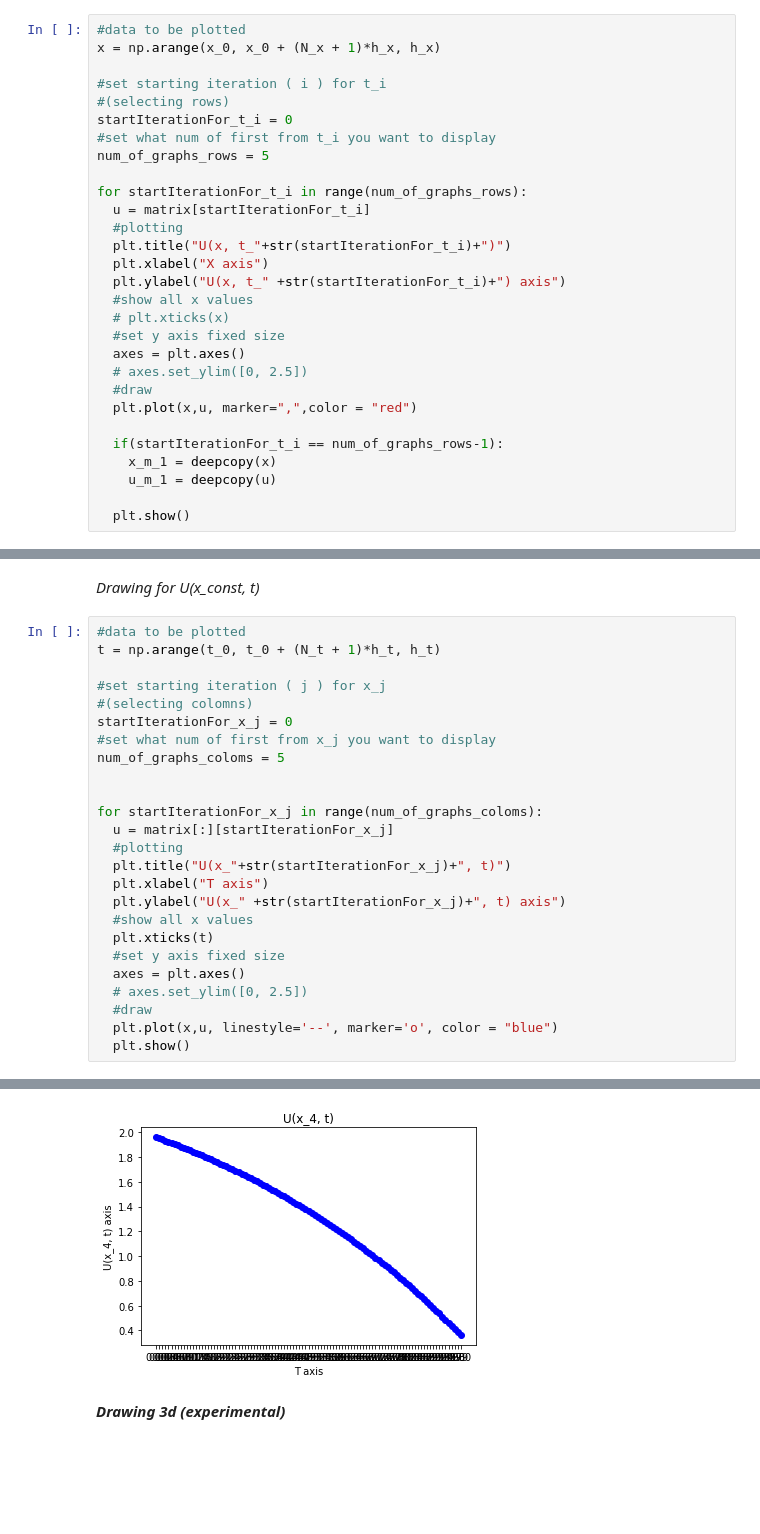
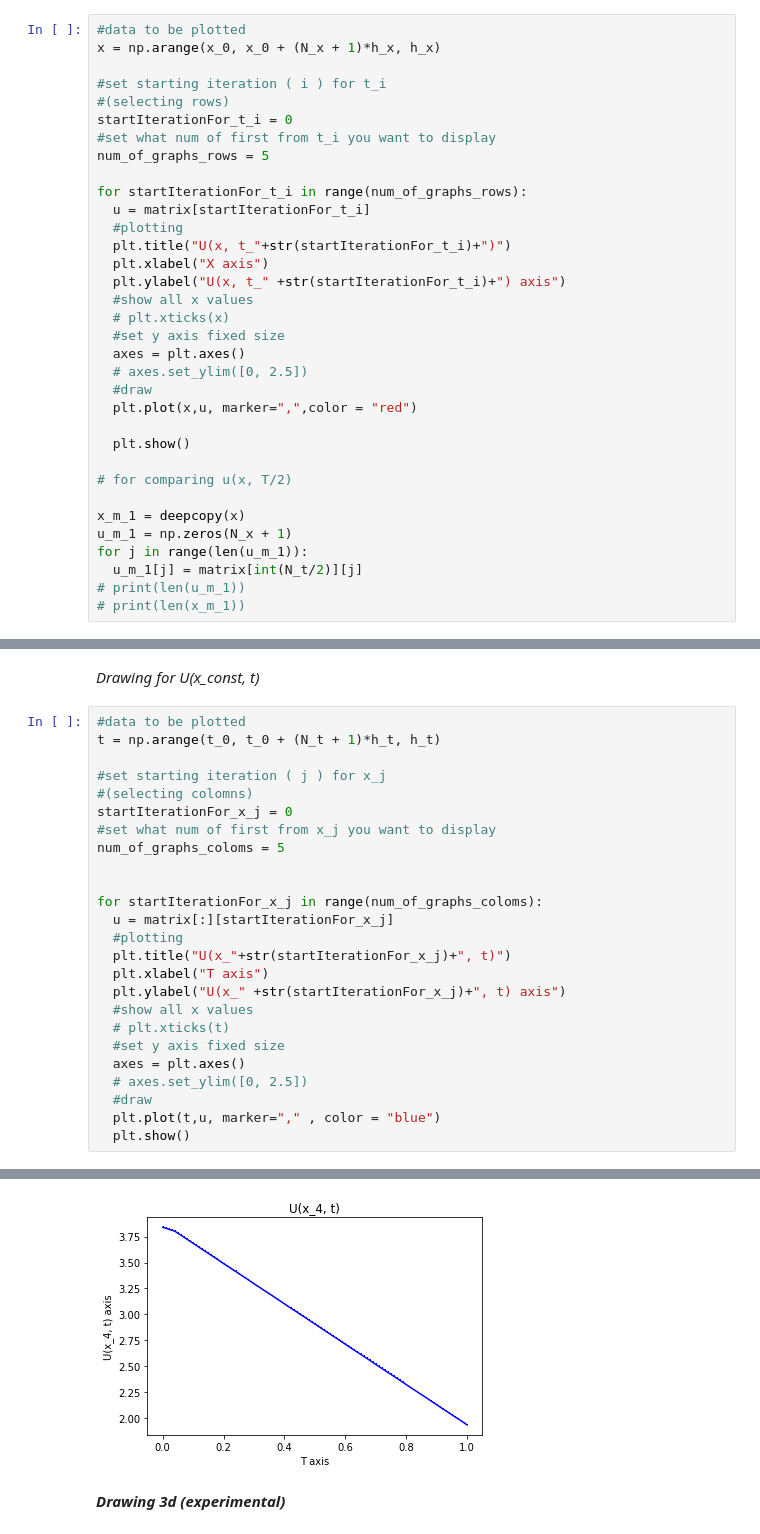
Before and after one commit to HIDDENDEN/Math_models, a Jupyter notebook: MyWork.ipynb, the cells around one changed output, grey strips where cells are left out. Cells and saved outputs as stored; diff of their text form; blank space fills up the shorter version.

```diff
--- a/MyWork.ipynb
+++ b/MyWork.ipynb
@@ -201,9 +201,14 @@ for startIterationFor_t_i in range(num_of_graphs_rows):
   #draw
   plt.plot(x,u, marker=",",color = "red")
 
-  if(startIterationFor_t_i == num_of_graphs_rows-1):
-    x_m_1 = deepcopy(x)
-    u_m_1 = deepcopy(u)
+  plt.show()
 
-  plt.show()
+# for comparing u(x, T/2)
+
+x_m_1 = deepcopy(x)
+u_m_1 = np.zeros(N_x + 1)
+for j in range(len(u_m_1)):
+  u_m_1[j] = matrix[int(N_t/2)][j]
+# print(len(u_m_1))
+# print(len(x_m_1))
 # %% [output]
@@ -247,11 +252,11 @@ for startIterationFor_x_j in range(num_of_graphs_coloms):
   plt.xlabel("T axis")
   plt.ylabel("U(x_" +str(startIterationFor_x_j)+", t) axis")
   #show all x values
-  plt.xticks(t)
+  # plt.xticks(t)
   #set y axis fixed size
   axes = plt.axes()
   # axes.set_ylim([0, 2.5])
   #draw
-  plt.plot(x,u, linestyle='--', marker='o', color = "blue")
+  plt.plot(t,u, marker="," , color = "blue")
   plt.show()
 # %% [output]
@@ -262,4 +267,4 @@ for startIterationFor_x_j in range(num_of_graphs_coloms):
-[figure, old version]
+[figure, new version]
 # %% [markdown]
 ***Drawing 3d (experimental)***
 # %% [markdown]
```
Also changed, not shown: parts of 28 cells of this notebook.
